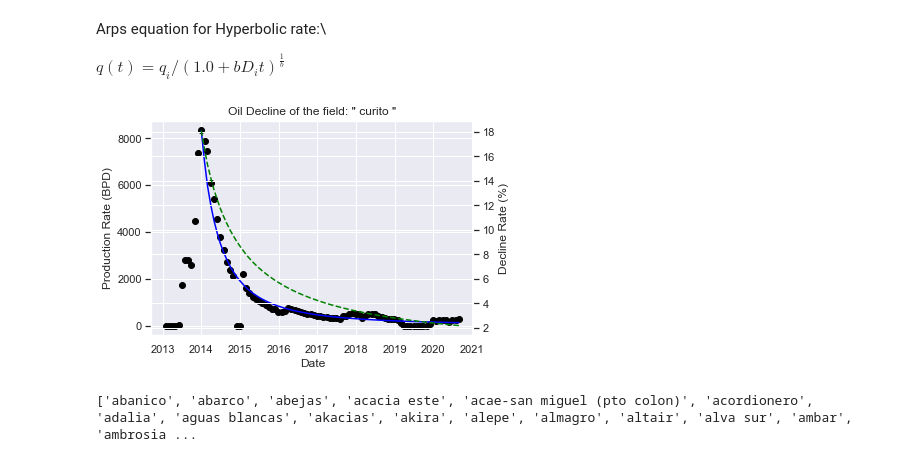
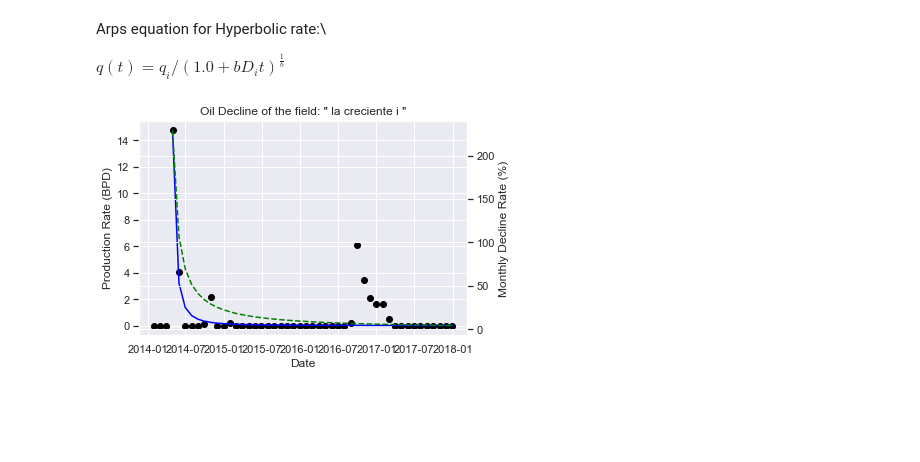
Before and after one commit to Hackaton-O-G-CAN/Hackaton_2020, a Jupyter notebook: decline_rate_JN.ipynb, the cells around one changed output. Drawn from its saved outputs; the diff is of its cells as text; code cells hidden in the pictures; blank space fills up the shorter version.

Commit message:
Generalizing decline routine with functions to handle any dictionary df_dict, and any field whose production not necessarily starts in 2013

```diff
--- a/decline_rate_JN.ipynb
+++ b/decline_rate_JN.ipynb
@@ -28,12 +28,14 @@ for i in df_dict.keys():
     df_dict[i].columns = df_dict[i].columns.str.replace(' ', '')
 # %%
 #extract all production data in a single df
-df = {}
-for i in df_dict.keys():
-    df_temp = df_dict[i].groupby('campo').sum() # Grouping as needed
-    January =  df_temp.columns.get_loc('enero')# picking the group first month location
-    if (i == '2014'):
-        df_temp['noviembre'] = 0.0
-        df_temp['diciembre'] = 0.0
-    df[i] = df_temp.loc[:, 'enero'::]# Assign clean table
+def grouping_field(df_dict):
+    df = {}
+    for i in df_dict.keys():
+        df_temp = df_dict[i].groupby('campo').sum() # Grouping as needed
+        January =  df_temp.columns.get_loc('enero')# picking the group first month location
+        if (i == '2014'):
+            df_temp['noviembre'] = 0.0
+            df_temp['diciembre'] = 0.0
+        df[i] = df_temp.loc[:, 'enero'::]# Assign clean table
+    return df
 # %%
@@ -74,27 +74,35 @@ Di_opt, Di_cov = curve_fit(rate_arps_hyp, x_data, y_data)
 Arps equation for Hyperbolic rate:\\
 
 $ q(t) = q_i / (1.0 + b D_i t)^\frac{1}{b}$
+# %%
+#Grouping data from a particular dictionary of data. Generalizing to handle the blind test
+df = grouping_field(df_dict)
 # %%
+#Selecting field and hyperbolic exponent
+campo = "la creciente i"
+b_arps = 0.5
 
+#Getting actual production data
+production, dates, max_prod, t_data, prod_data = actual_data(campo, df)
+
+#Optimizing decline rate
+Di_opt, Di_cov = curve_fit(rate_arps_hyp, t_data, prod_data)
+
+# Plotting data and fit
 fig = plt.figure()
 ax1 = plt.axes()
 ax1.set_xlabel('Date')
 ax1.set_ylabel('Production Rate (BPD)')
 ax1.set_title(f'Oil Decline of the field: " {campo} "')
 
 ax1.plot(dates, production,'o', color = 'black', label = 'Actual data')
 ax1.plot(t_data, rate_arps_hyp(t_data, Di_opt),'-', color = 'blue', label = 'Arps')
 
 ax2 = ax1.twinx()  # instantiate a second axes that shares the same x-axis
-ax.set_xlabel('Date')
 ax2.set_ylabel('Monthly Decline Rate (%)')
 ax2.plot(t_data, decline_rate(t_data, Di_opt)*100,'--', color = 'green', label = 'Decline rate')
 
 fig.tight_layout()  # otherwise the right y-label is slightly clipped
 plt.show()
 # %% [output]
-[figure, old version]
+[figure, new version]
-# %%
-print(df['2016'].index.tolist())
-# %% [output]
-['abanico', 'abarco', 'abejas', 'acacia este', 'acae-san miguel (pto colon)', 'acordionero', 'adalia', 'aguas blancas', 'akacias', 'akira', 'alepe', 'almagro', 'altair', 'alva sur', 'ambar', 'ambrosia ...
```
Also changed, not shown: parts of 2 cells of this notebook.
